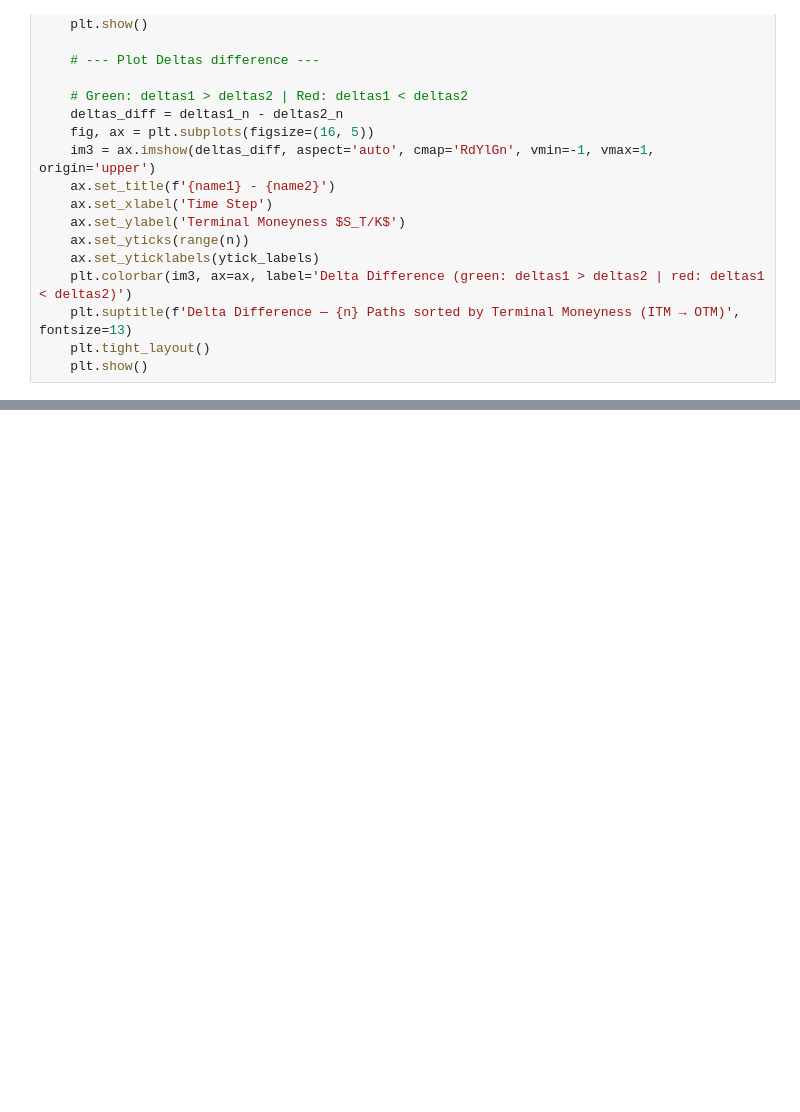
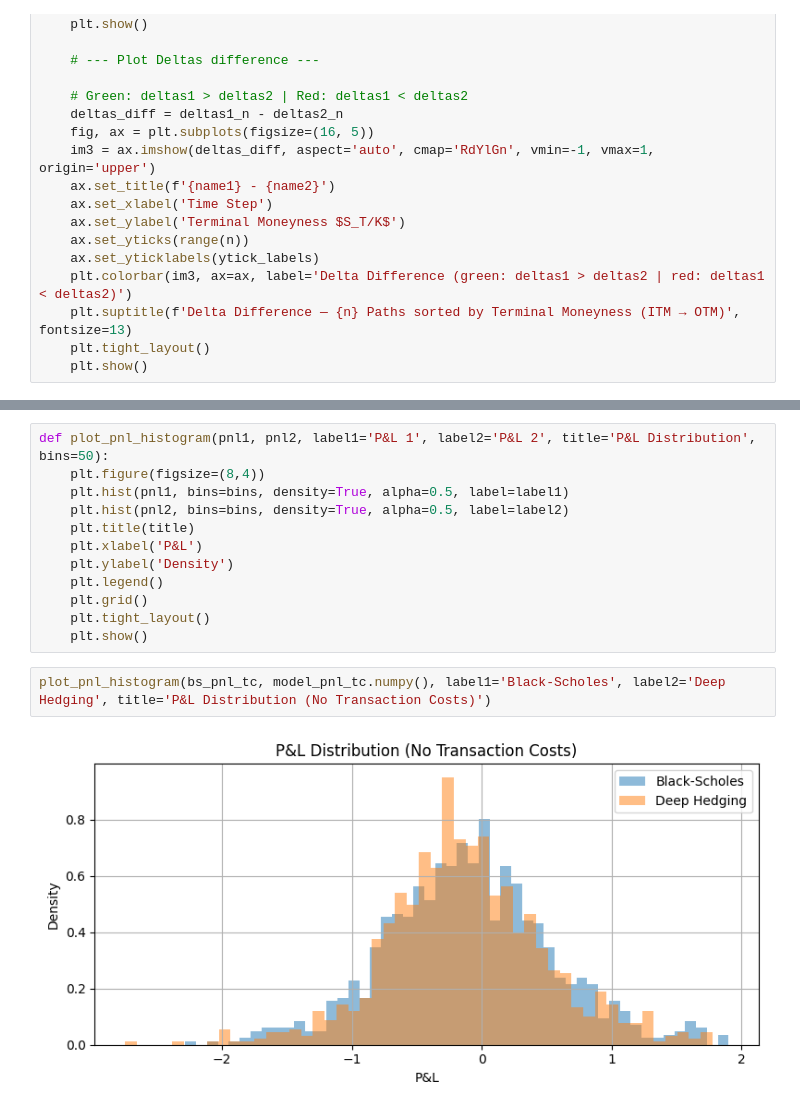
Before and after one commit to victorlabrecque/Research-Deep-Hedging-Volatility, a Jupyter notebook: Exploring_Deep_Hedging.ipynb, the cells around one changed output, grey strips where cells are left out. Saved outputs shown, nothing was run; the diff lists cells and outputs as text; blank space fills up the shorter version.

```diff
--- a/Exploring_Deep_Hedging.ipynb
+++ b/Exploring_Deep_Hedging.ipynb
@@ -383,0 +650,16 @@ plot_n_deltas(S_test, model_deltas_notc.numpy(), model_deltas_tc.numpy(), n=10,
+# %%
+def plot_pnl_histogram(pnl1, pnl2, label1='P&L 1', label2='P&L 2', title='P&L Distribution', bins=50):
+    plt.figure(figsize=(8,4))
+    plt.hist(pnl1, bins=bins, density=True, alpha=0.5, label=label1)
+    plt.hist(pnl2, bins=bins, density=True, alpha=0.5, label=label2)
+    plt.title(title)
+    plt.xlabel('P&L')
+    plt.ylabel('Density')
+    plt.legend()
+    plt.grid()
+    plt.tight_layout()
+    plt.show()
+# %%
+plot_pnl_histogram(bs_pnl_tc, model_pnl_tc.numpy(), label1='Black-Scholes', label2='Deep Hedging', title='P&L Distribution (No Transaction Costs)')
+# %% [output]
+[figure, added]
```
Also changed, not shown: parts of 27 cells of this notebook.
